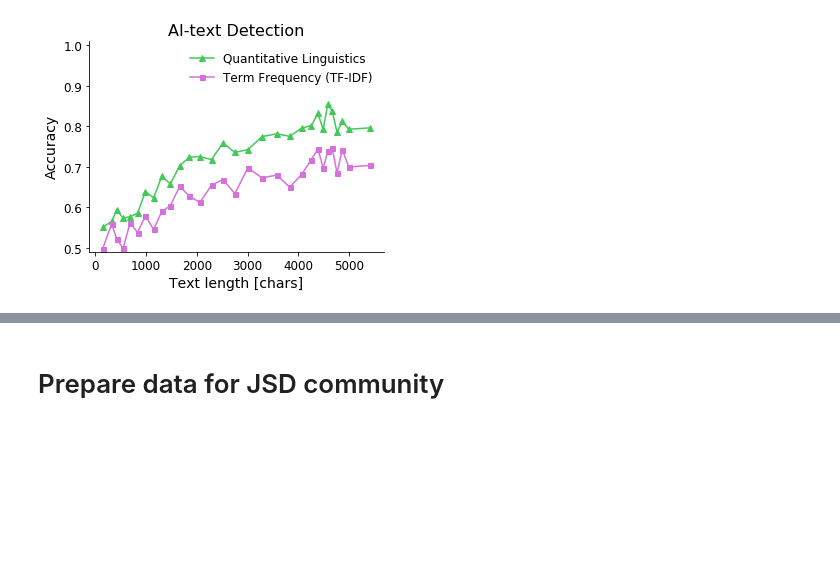
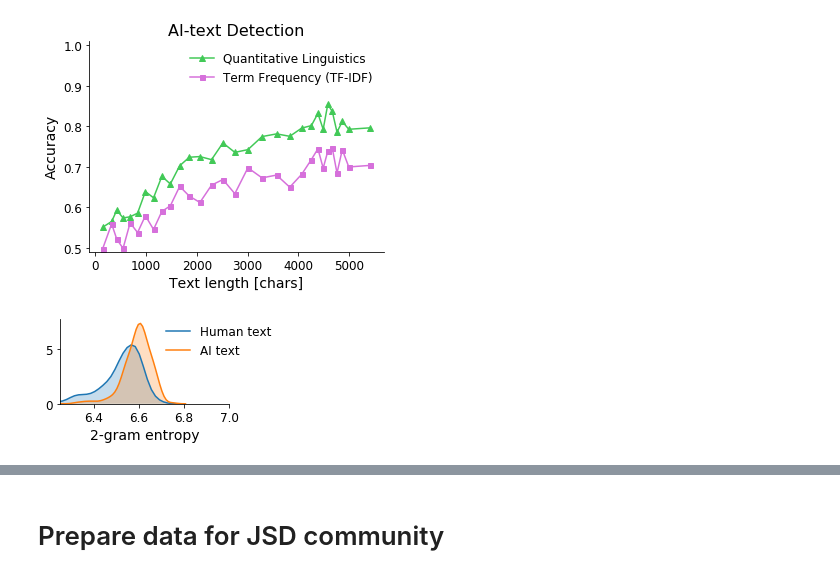
Before and after one commit to fontclos/gpt-2-output-dataset, a Jupyter notebook: notebooks/baseline-explore.ipynb, the cells around one changed output, grey strips where cells are left out. Cells and saved outputs as stored; diff of their text form; code cells hidden in the pictures; blank space fills up the shorter version.

```diff
--- a/notebooks/baseline-explore.ipynb
+++ b/notebooks/baseline-explore.ipynb
@@ -320,4 +320,28 @@ zipf_machine = [
     for text in train_texts[5000:]
     if len(text) > 4000
 ]
+# %%
+WE_human = [
+    get_type_entropy_kgram(text, k=2)
+    for text in train_texts[:5000]
+    if len(text) > 5000
+]
+# %%
+WE_machine = [
+    get_type_entropy_kgram(text, k=2)
+    for text in train_texts[5000:]
+    if len(text) > 5000
+]
+# %%
+fig, ax = plt.subplots(1, 1, figsize=(3.5, 2), tight_layout=True)
+bins = np.linspace(1, 3)
+sns.kdeplot(WE_human, shade=True, ax=ax, label="Human text")
+sns.kdeplot(WE_machine, shade=True, ax=ax, label="AI text")
+ax.legend(frameon=False, loc=(0.6, 0.5))
+ax.set_xlim(6.25, 7)
+ax.set_xlabel("2-gram entropy")
+fig.savefig("../figures/word_entropy_kdeplot.pdf")
+fig.savefig("../figures/word_entropy_kdeplot.png", dpi=300)
+# %% [output]
+[figure, added]
 # %%
```
Also changed, not shown: parts of 1 cell of this notebook, 4 other files.
